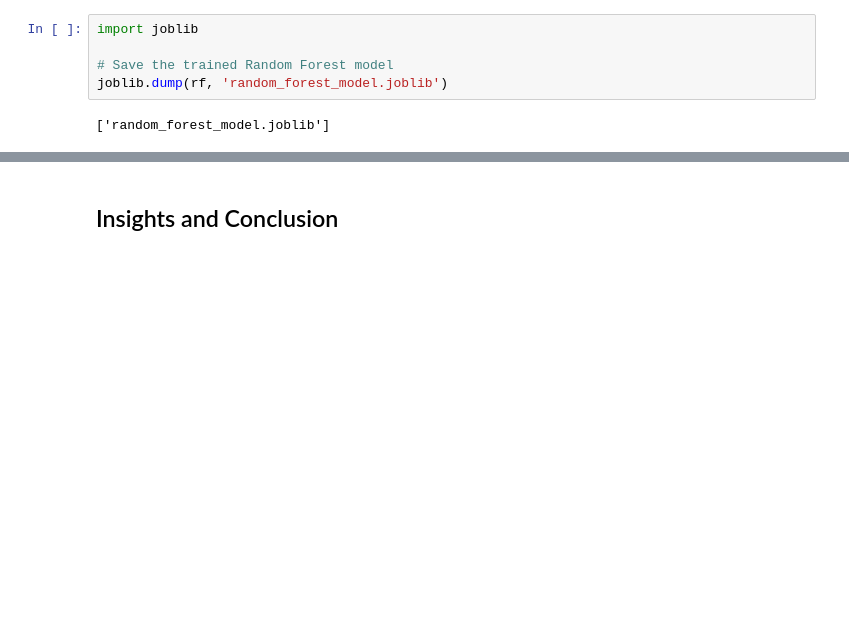
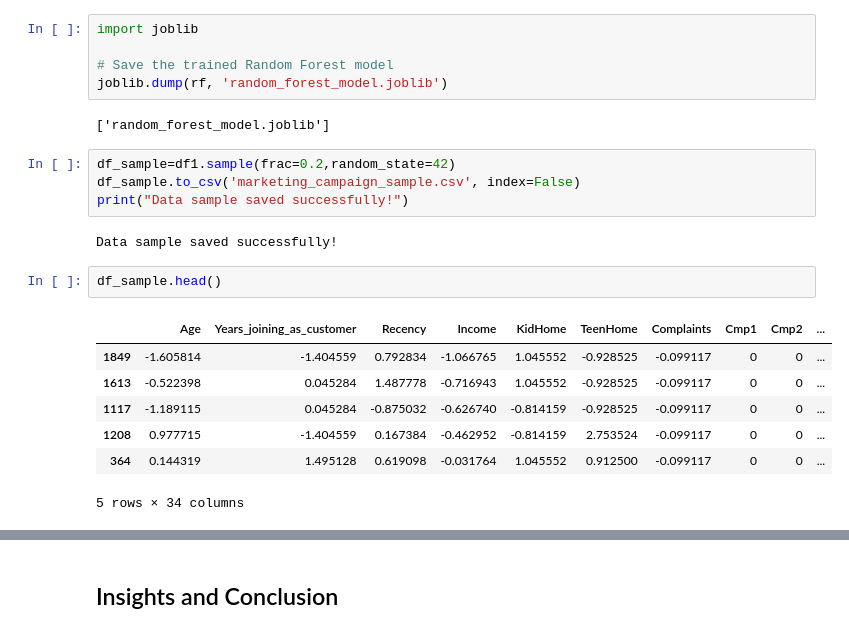
Before and after one commit to wendycxz/7001GroupProject, a Jupyter notebook: WQD7001_Group_Assignment.ipynb, the cells around one changed output, grey strips where cells are left out. Saved outputs shown, nothing was run; the diff lists cells and outputs as text; blank space fills up the shorter version.

```diff
--- a/WQD7001_Group_Assignment.ipynb
+++ b/WQD7001_Group_Assignment.ipynb
@@ -1869,3 +1870,19 @@ import joblib
 joblib.dump(rf, 'random_forest_model.joblib')
 # %% [output]
 ['random_forest_model.joblib']
+# %%
+df_sample=df1.sample(frac=0.2,random_state=42)
+df_sample.to_csv('marketing_campaign_sample.csv', index=False)
+print("Data sample saved successfully!")
+# %% [output]
+Data sample saved successfully!
+# %%
+df_sample.head()
+# %% [output]
+|  | Age | Years_joining_as_customer | Recency | Income | KidHome | TeenHome | Complaints | Cmp1 | Cmp2 | ... |
+| 1849 | -1.605814 | -1.404559 | 0.792834 | -1.066765 | 1.045552 | -0.928525 | -0.099117 | 0 | 0 | ... |
+| 1613 | -0.522398 | 0.045284 | 1.487778 | -0.716943 | 1.045552 | -0.928525 | -0.099117 | 0 | 0 | ... |
+| 1117 | -1.189115 | 0.045284 | -0.875032 | -0.626740 | -0.814159 | -0.928525 | -0.099117 | 0 | 0 | ... |
+| 1208 | 0.977715 | -1.404559 | 0.167384 | -0.462952 | -0.814159 | 2.753524 | -0.099117 | 0 | 0 | ... |
+| 364 | 0.144319 | 1.495128 | 0.619098 | -0.031764 | 1.045552 | 0.912500 | -0.099117 | 0 | 0 | ... |
+5 rows × 34 columns
```
Also changed, not shown: parts of 36 cells of this notebook, 3 other files.
